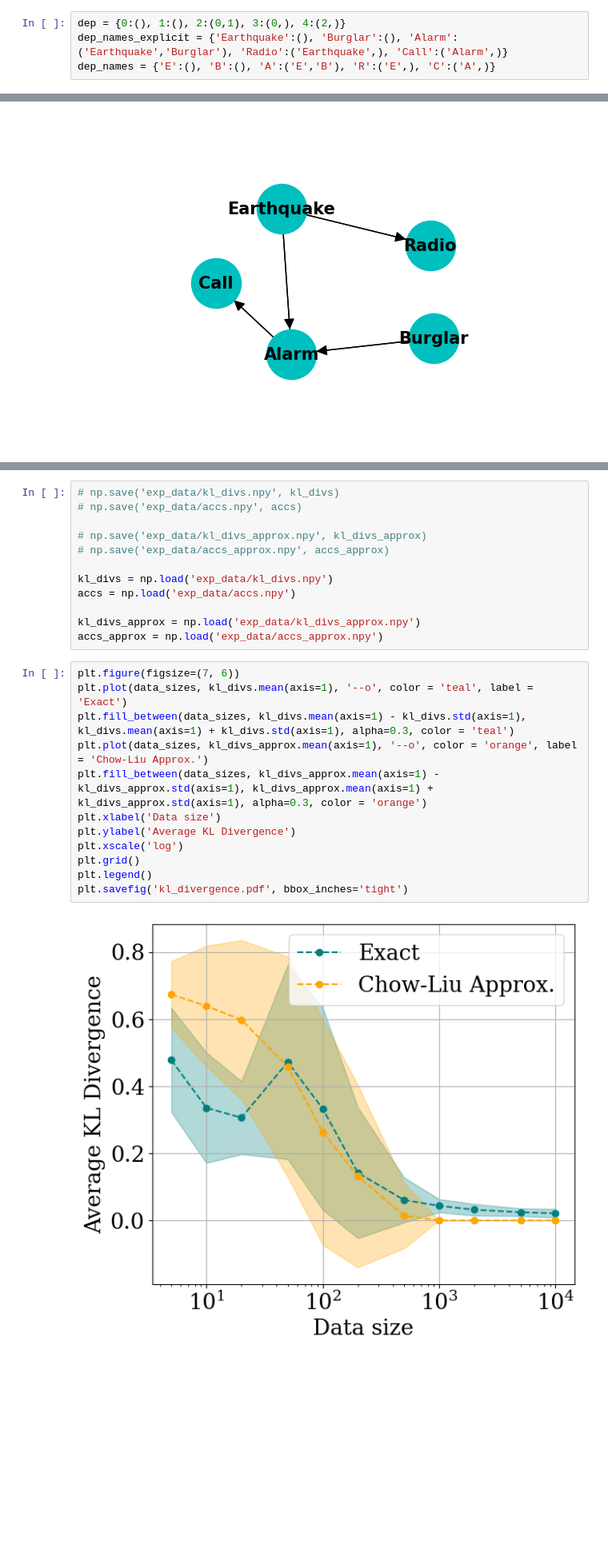
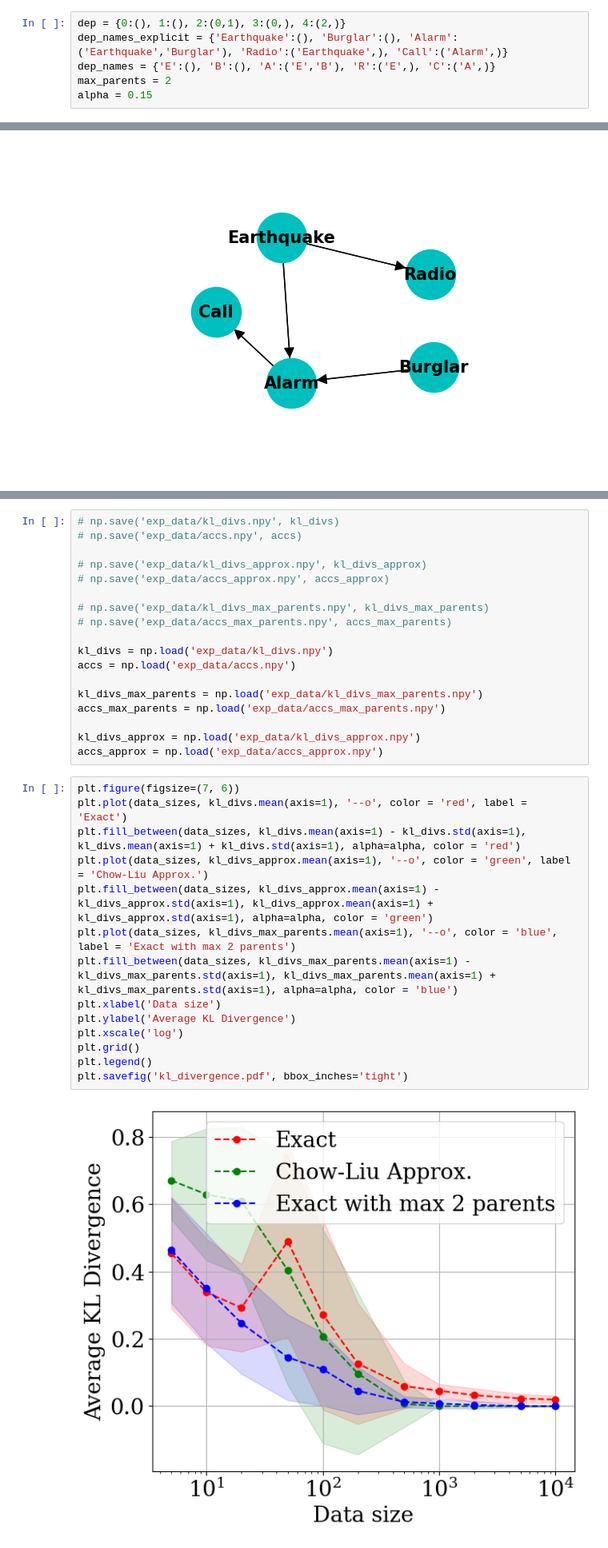
Before and after one commit to pratik2358/bayes_net_learning, a Jupyter notebook: code/alarm_example.ipynb, the cells around one changed output, grey strips where cells are left out. Shown: that part at 80% size. Cells and saved outputs as stored; diff of their text form; blank space fills up the shorter version.

```diff
--- a/code/alarm_example.ipynb
+++ b/code/alarm_example.ipynb
@@ -24,6 +24,8 @@ matplotlib.rc('font', **font)
 dep = {0:(), 1:(), 2:(0,1), 3:(0,), 4:(2,)}
 dep_names_explicit = {'Earthquake':(), 'Burglar':(), 'Alarm':('Earthquake','Burglar'), 'Radio':('Earthquake',), 'Call':('Alarm',)}
 dep_names = {'E':(), 'B':(), 'A':('E','B'), 'R':('E',), 'C':('A',)}
+max_parents = 2
+alpha = 0.15
 # %%
 variables = ['E', 'B', 'A', 'R', 'C']
 dep = {0:(), 1:(), 2:(0,1), 3:(0,), 4:(2,)}
@@ -47,24 +52,32 @@ accs_approx = simulation_auto(variables = variables, dependency = dep, probs = p
 # np.save('exp_data/kl_divs_approx.npy', kl_divs_approx)
 # np.save('exp_data/accs_approx.npy', accs_approx)
 
+# np.save('exp_data/kl_divs_max_parents.npy', kl_divs_max_parents)
+# np.save('exp_data/accs_max_parents.npy', accs_max_parents)
+
 kl_divs = np.load('exp_data/kl_divs.npy')
 accs = np.load('exp_data/accs.npy')
 
+kl_divs_max_parents = np.load('exp_data/kl_divs_max_parents.npy')
+accs_max_parents = np.load('exp_data/accs_max_parents.npy')
+
 kl_divs_approx = np.load('exp_data/kl_divs_approx.npy')
 accs_approx = np.load('exp_data/accs_approx.npy')
 # %%
 plt.figure(figsize=(7, 6))
-plt.plot(data_sizes, kl_divs.mean(axis=1), '--o', color = 'teal', label = 'Exact')
-plt.fill_between(data_sizes, kl_divs.mean(axis=1) - kl_divs.std(axis=1), kl_divs.mean(axis=1) + kl_divs.std(axis=1), alpha=0.3, color = 'teal')
-plt.plot(data_sizes, kl_divs_approx.mean(axis=1), '--o', color = 'orange', label = 'Chow-Liu Approx.')
-plt.fill_between(data_sizes, kl_divs_approx.mean(axis=1) - kl_divs_approx.std(axis=1), kl_divs_approx.mean(axis=1) + kl_divs_approx.std(axis=1), alpha=0.3, color = 'orange')
+plt.plot(data_sizes, kl_divs.mean(axis=1), '--o', color = 'red', label = 'Exact')
+plt.fill_between(data_sizes, kl_divs.mean(axis=1) - kl_divs.std(axis=1), kl_divs.mean(axis=1) + kl_divs.std(axis=1), alpha=alpha, color = 'red')
+plt.plot(data_sizes, kl_divs_approx.mean(axis=1), '--o', color = 'green', label = 'Chow-Liu Approx.')
+plt.fill_between(data_sizes, kl_divs_approx.mean(axis=1) - kl_divs_approx.std(axis=1), kl_divs_approx.mean(axis=1) + kl_divs_approx.std(axis=1), alpha=alpha, color = 'green')
+plt.plot(data_sizes, kl_divs_max_parents.mean(axis=1), '--o', color = 'blue', label = 'Exact with max 2 parents')
+plt.fill_between(data_sizes, kl_divs_max_parents.mean(axis=1) - kl_divs_max_parents.std(axis=1), kl_divs_max_parents.mean(axis=1) + kl_divs_max_parents.std(axis=1), alpha=alpha, color = 'blue')
 plt.xlabel('Data size')
 plt.ylabel('Average KL Divergence')
 plt.xscale('log')
 plt.grid()
 plt.legend()
 plt.savefig('kl_divergence.pdf', bbox_inches='tight')
 # %% [output]
-[figure, old version]
+[figure, new version]
 # %%
 plt.figure(figsize=(7, 6))
```
Also changed, not shown: parts of 8 cells of this notebook, 13 other files.
